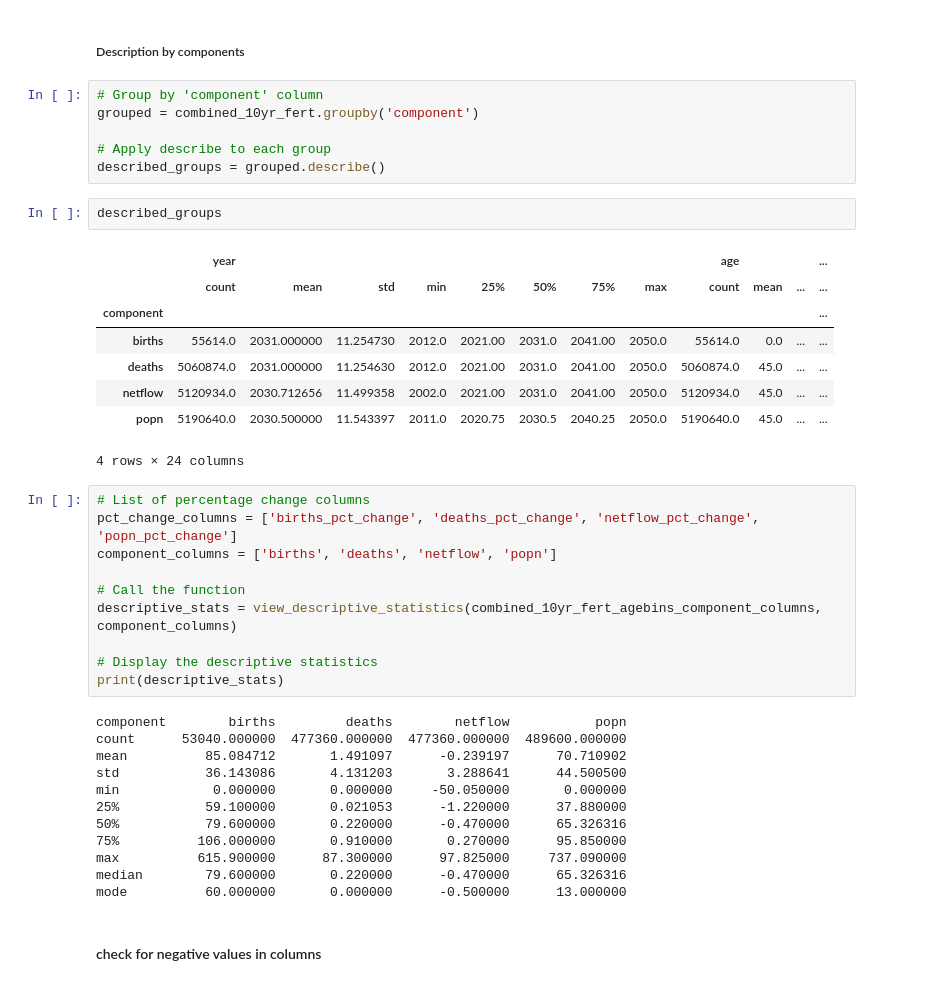
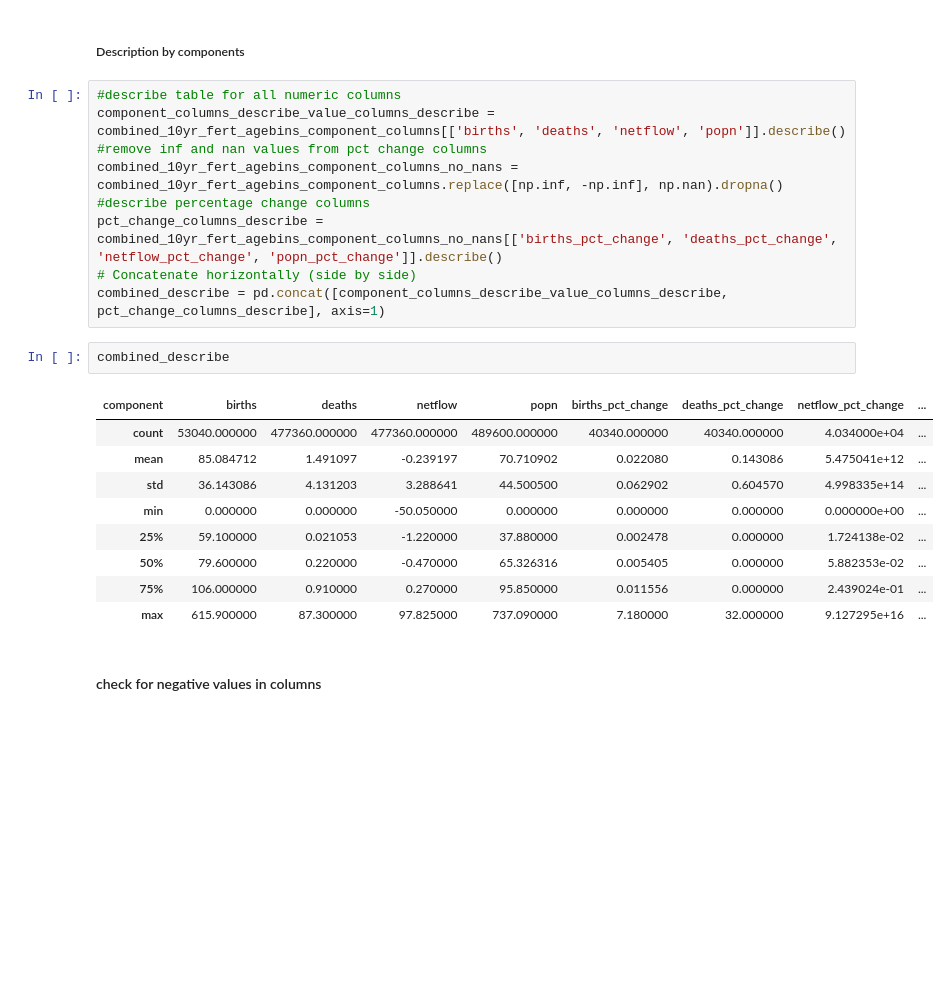
Before and after one commit to SebastianHeslinRees/Projections_QA, a Jupyter notebook: QA_population_projection.ipynb, the cells around one changed output. Drawn from its saved outputs; the diff is of its cells as text; blank space fills up the shorter version.

```diff
--- a/QA_population_projection.ipynb
+++ b/QA_population_projection.ipynb
@@ -838,44 +975,26 @@ combined_10yr_fert.describe()
 # %% [markdown]
 ##### Description by components
-# %%
-# Group by 'component' column
-grouped = combined_10yr_fert.groupby('component')
-
-# Apply describe to each group
-described_groups = grouped.describe()
-# %%
-described_groups
-# %% [output]
-|  | year |  |  |  |  |  |  |  | age |  |  | ... |
-|  | count | mean | std | min | 25% | 50% | 75% | max | count | mean | ... | ... |
-| component |  |  |  |  |  |  |  |  |  |  |  | ... |
-| births | 55614.0 | 2031.000000 | 11.254730 | 2012.0 | 2021.00 | 2031.0 | 2041.00 | 2050.0 | 55614.0 | 0.0 | ... | ... |
-| deaths | 5060874.0 | 2031.000000 | 11.254630 | 2012.0 | 2021.00 | 2031.0 | 2041.00 | 2050.0 | 5060874.0 | 45.0 | ... | ... |
-| netflow | 5120934.0 | 2030.712656 | 11.499358 | 2002.0 | 2021.00 | 2031.0 | 2041.00 | 2050.0 | 5120934.0 | 45.0 | ... | ... |
-| popn | 5190640.0 | 2030.500000 | 11.543397 | 2011.0 | 2020.75 | 2030.5 | 2040.25 | 2050.0 | 5190640.0 | 45.0 | ... | ... |
-4 rows × 24 columns
-# %%
-# List of percentage change columns
-pct_change_columns = ['births_pct_change', 'deaths_pct_change', 'netflow_pct_change', 'popn_pct_change']
-component_columns = ['births', 'deaths', 'netflow', 'popn']
-
-# Call the function
-descriptive_stats = view_descriptive_statistics(combined_10yr_fert_agebins_component_columns, component_columns)
-
-# Display the descriptive statistics
-print(descriptive_stats)
-# %% [output]
-component        births         deaths        netflow           popn
-count      53040.000000  477360.000000  477360.000000  489600.000000
-mean          85.084712       1.491097      -0.239197      70.710902
-std           36.143086       4.131203       3.288641      44.500500
-min            0.000000       0.000000     -50.050000       0.000000
-25%           59.100000       0.021053      -1.220000      37.880000
-50%           79.600000       0.220000      -0.470000      65.326316
-75%          106.000000       0.910000       0.270000      95.850000
-max          615.900000      87.300000      97.825000     737.090000
-median        79.600000       0.220000      -0.470000      65.326316
-mode          60.000000       0.000000      -0.500000      13.000000
+# %%
+#describe table for all numeric columns
+component_columns_describe_value_columns_describe = combined_10yr_fert_agebins_component_columns[['births', 'deaths', 'netflow', 'popn']].describe()
+#remove inf and nan values from pct change columns
+combined_10yr_fert_agebins_component_columns_no_nans = combined_10yr_fert_agebins_component_columns.replace([np.inf, -np.inf], np.nan).dropna()
+#describe percentage change columns
+pct_change_columns_describe = combined_10yr_fert_agebins_component_columns_no_nans[['births_pct_change', 'deaths_pct_change', 'netflow_pct_change', 'popn_pct_change']].describe()
+# Concatenate horizontally (side by side)
+combined_describe = pd.concat([component_columns_describe_value_columns_describe, pct_change_columns_describe], axis=1)
+# %%
+combined_describe
+# %% [output]
+| component | births | deaths | netflow | popn | births_pct_change | deaths_pct_change | netflow_pct_change | ... |
+| count | 53040.000000 | 477360.000000 | 477360.000000 | 489600.000000 | 40340.000000 | 40340.000000 | 4.034000e+04 | ... |
+| mean | 85.084712 | 1.491097 | -0.239197 | 70.710902 | 0.022080 | 0.143086 | 5.475041e+12 | ... |
+| std | 36.143086 | 4.131203 | 3.288641 | 44.500500 | 0.062902 | 0.604570 | 4.998335e+14 | ... |
+| min | 0.000000 | 0.000000 | -50.050000 | 0.000000 | 0.000000 | 0.000000 | 0.000000e+00 | ... |
+| 25% | 59.100000 | 0.021053 | -1.220000 | 37.880000 | 0.002478 | 0.000000 | 1.724138e-02 | ... |
+| 50% | 79.600000 | 0.220000 | -0.470000 | 65.326316 | 0.005405 | 0.000000 | 5.882353e-02 | ... |
+| 75% | 106.000000 | 0.910000 | 0.270000 | 95.850000 | 0.011556 | 0.000000 | 2.439024e-01 | ... |
+| max | 615.900000 | 87.300000 | 97.825000 | 737.090000 | 7.180000 | 32.000000 | 9.127295e+16 | ... |
 # %% [markdown]
 #### check for negative values in columns
 # %%
```
Also changed, not shown: parts of 22 cells of this notebook, 1 other file.
